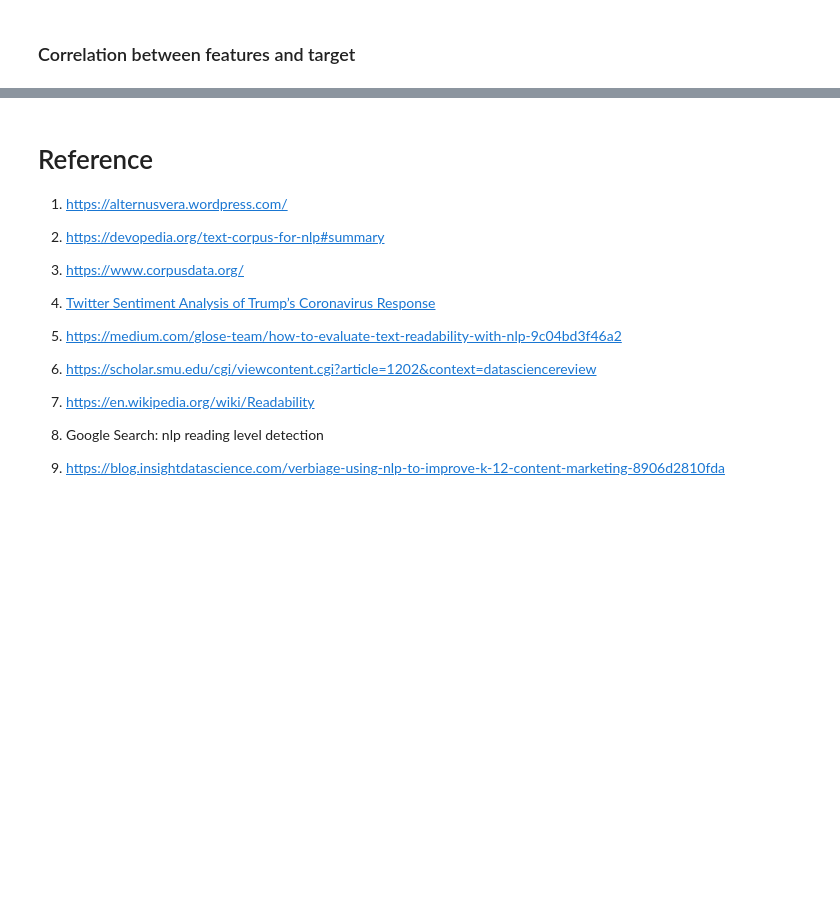
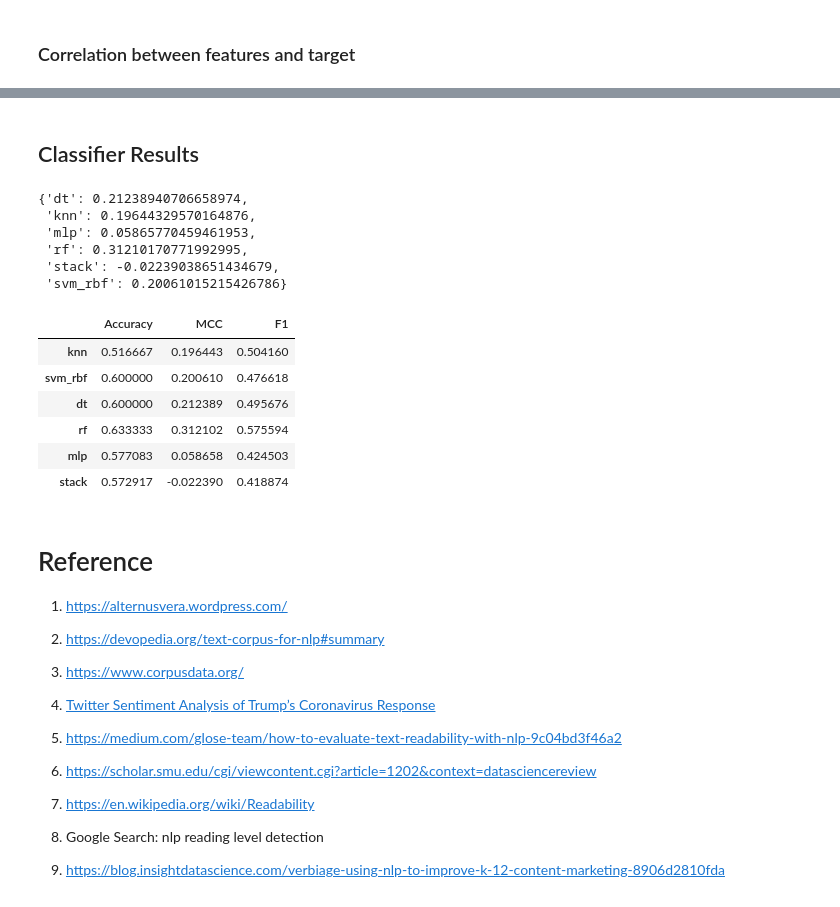
Before and after one commit to AbrahamKong/CMPE257-NLP_AlternusVera, a Jupyter notebook: AlternusVera_Corpus_Style_3.ipynb, the cells around one changed output, grey strips where cells are left out. Cells and saved outputs as stored; diff of their text form; code cells hidden in the pictures; blank space fills up the shorter version.

```diff
--- a/AlternusVera_Corpus_Style_3.ipynb
+++ b/AlternusVera_Corpus_Style_3.ipynb
@@ -877,6 +781,0 @@ root_mean_squared error of is= 4.3709524189038457e-16
-# %%
-from sklearn.tree import DecisionTreeRegressor
-
-regr = DecisionTreeRegressor(max_depth=2)
-regr.fit(X_train, y_train)
-result = regr.predict(X_test)
@@ -1000,10 +781,0 @@ Squared Root Mean Error of:  1.0073910290261907e-15
-# %%
-from sklearn.gaussian_process import GaussianProcessRegressor
-from sklearn.gaussian_process.kernels import ConstantKernel, RBF
-
-rbf = ConstantKernel(1.0) * RBF(length_scale=1.0)
-gpr = GaussianProcessRegressor()
-
-gpr.fit(X_train, y_train)
-
-gpr_result = gpr.predict(X_test)
@@ -1019,0 +1058,48 @@ Squared Root Mean Error of:  5.83865291427029e-06
+# %% [markdown]
+## Classifier Results
+# %%
+acc_train_list = {'knn':knn_train_accuracy,
+'svm_rbf': svm_rbf_train_accuracy,
+'dt': dt_train_accuracy,
+'rf': rf_train_accuracy,
+'mlp': mlp_train_accuracy,
+'stack': stack_model_train_accuracy}
+
+mcc_train_list = {'knn':knn_train_mcc,
+'svm_rbf': svm_rbf_train_mcc,
+'dt': dt_train_mcc,
+'rf': rf_train_mcc,
+'mlp': mlp_train_mcc,
+'stack': stack_model_train_mcc}
+
+f1_train_list = {'knn':knn_train_f1,
+'svm_rbf': svm_rbf_train_f1,
+'dt': dt_train_f1,
+'rf': rf_train_f1,
+'mlp': mlp_train_f1,
+'stack': stack_model_train_f1}
+# %%
+mcc_train_list
+# %% [output]
+{'dt': 0.21238940706658974,
+ 'knn': 0.19644329570164876,
+ 'mlp': 0.05865770459461953,
+ 'rf': 0.31210170771992995,
+ 'stack': -0.02239038651434679,
+ 'svm_rbf': 0.20061015215426786}
+# %%
+import pandas as pd
+
+acc_df = pd.DataFrame.from_dict(acc_train_list, orient='index', columns=['Accuracy'])
+mcc_df = pd.DataFrame.from_dict(mcc_train_list, orient='index', columns=['MCC'])
+f1_df = pd.DataFrame.from_dict(f1_train_list, orient='index', columns=['F1'])
+df = pd.concat([acc_df, mcc_df, f1_df], axis=1)
+df
+# %% [output]
+|  | Accuracy | MCC | F1 |
+| knn | 0.516667 | 0.196443 | 0.504160 |
+| svm_rbf | 0.600000 | 0.200610 | 0.476618 |
+| dt | 0.600000 | 0.212389 | 0.495676 |
+| rf | 0.633333 | 0.312102 | 0.575594 |
+| mlp | 0.577083 | 0.058658 | 0.424503 |
+| stack | 0.572917 | -0.022390 | 0.418874 |
```
Also changed, not shown: parts of 61 cells of this notebook.
